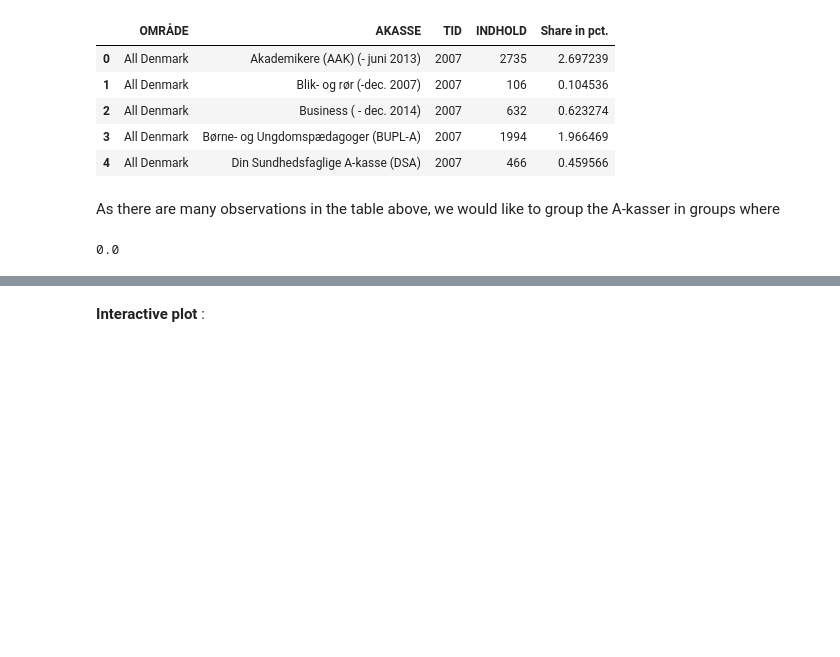
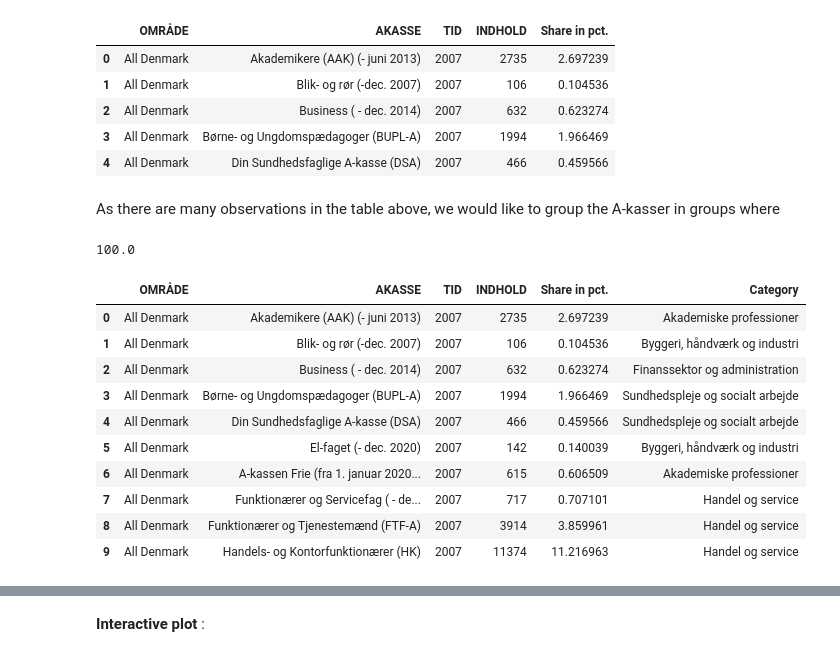
Before and after one commit to NumEconCopenhagen/projects-2024-tummeren-olli, a Jupyter notebook: dataproject/dataproject.ipynb, the cells around one changed output, grey strips where cells are left out. Saved outputs shown, nothing was run; the diff lists cells and outputs as text; code cells hidden in the pictures; blank space fills up the shorter version.

```diff
--- a/dataproject/dataproject.ipynb
+++ b/dataproject/dataproject.ipynb
@@ -303,8 +303,39 @@ unemp_api.head(5)
 As there are many observations in the table above, we would like to group the A-kasser in groups where
 # %%
 # Filter for rows where 'TID' is 2017 and calculate the sum of 'Share in pct.'
-sum_share = unemp_api.loc[unemp_api['TID'] == 2023, 'Share in pct.'].sum()
+sum_share = unemp_api.loc[unemp_api['TID'] == 2009, 'Share in pct.'].sum()
 
 print(sum_share)
 # %% [output]
-0.0
+100.0
+# %%
+# Define dictionaries for the categories
+categories = {
+    "Byggeri, håndværk og industri": ["Blik- og rør (-dec. 2007)", "El-faget (- dec. 2020)", "Træ-Industri-Byg (TIB) ( - dec. 2010)", "Metalarbejdere", "Malerfaget og Maritime (- dec. 2007)"],
+    "Sundhedspleje og socialt arbejde": ["Børne- og Ungdomspædagoger (BUPL-A)", "Din Sundhedsfaglige A-kasse (DSA)", "Fødevareforbundet (NNF)", "Socialpædagoger (SLA)", "Lærere (DLF-A)"],
+    "Handel og service": ["Handels- og Kontorfunktionærer (HK)", "Ledere", "Funktionærer og Tjenestemænd (FTF-A)", "Funktionærer og Servicefag ( - dec. 2016)", "Journalistik, Kommunikation og Sprog"],
+    "Teknologi og ingeniørvirksomhed": ["Ingeniører (IAK) (- juni 2013)", "IT-faget og Merkonomer (PROSA) (-juni 2010)", "Teknikere"],
+    "Finanssektor og administration": ["Business ( - dec. 2014)","Økonomer (CA)", "Stats- og Teleansatte (STA) (-juni 2010)", "Kristelig a-kasse", "Det Faglige Hus A-kasse", "Akademikernes (fra 1. juli 2013 inkl. ingeniører)"],
+    "Akademiske professioner": ["Akademikere (AAK) (- juni 2013)", "Magistre (MA)", "Min akasse ( - dec. 2014)", "Min akasse (jan. 2017 - inkl. Funktionærer og Servicefag)", "Din Faglige A-kasse (fra 1. januar 2021 inkl. Byggefagenes a-kasse og El-faget)", "Selvstændige (DANA) (- dec. 2019)", "Selvstændige Erhvervsdrivende (ASE)", "A-kassen Frie (fra 1. januar 2020 inkl. DANA)", "Faglig Fælles a-kasse (3F)", "Fag og Arbejde (FOA)"],
+    "Ikke forsikrede": ["Ikke forsikrede"]
+}
+
+# Create a new column for category and iterate through the dictionary to assign categories
+unemp_api['Category'] = None
+for category, values in categories.items():
+    unemp_api.loc[unemp_api['AKASSE'].isin(values), 'Category'] = category
+
+# Print the DataFrame to see the result
+unemp_api.head(10)
+# %% [output]
+|  | OMRÅDE | AKASSE | TID | INDHOLD | Share in pct. | Category |
+| 0 | All Denmark | Akademikere (AAK) (- juni 2013) | 2007 | 2735 | 2.697239 | Akademiske professioner |
+| 1 | All Denmark | Blik- og rør (-dec. 2007) | 2007 | 106 | 0.104536 | Byggeri, håndværk og industri |
+| 2 | All Denmark | Business ( - dec. 2014) | 2007 | 632 | 0.623274 | Finanssektor og administration |
+| 3 | All Denmark | Børne- og Ungdomspædagoger (BUPL-A) | 2007 | 1994 | 1.966469 | Sundhedspleje og socialt arbejde |
+| 4 | All Denmark | Din Sundhedsfaglige A-kasse (DSA) | 2007 | 466 | 0.459566 | Sundhedspleje og socialt arbejde |
+| 5 | All Denmark | El-faget (- dec. 2020) | 2007 | 142 | 0.140039 | Byggeri, håndværk og industri |
+| 6 | All Denmark | A-kassen Frie (fra 1. januar 2020... | 2007 | 615 | 0.606509 | Akademiske professioner |
+| 7 | All Denmark | Funktionærer og Servicefag ( - de... | 2007 | 717 | 0.707101 | Handel og service |
+| 8 | All Denmark | Funktionærer og Tjenestemænd (FTF-A) | 2007 | 3914 | 3.859961 | Handel og service |
+| 9 | All Denmark | Handels- og Kontorfunktionærer (HK) | 2007 | 11374 | 11.216963 | Handel og service |
```
Also changed, not shown: parts of 2 cells of this notebook.
